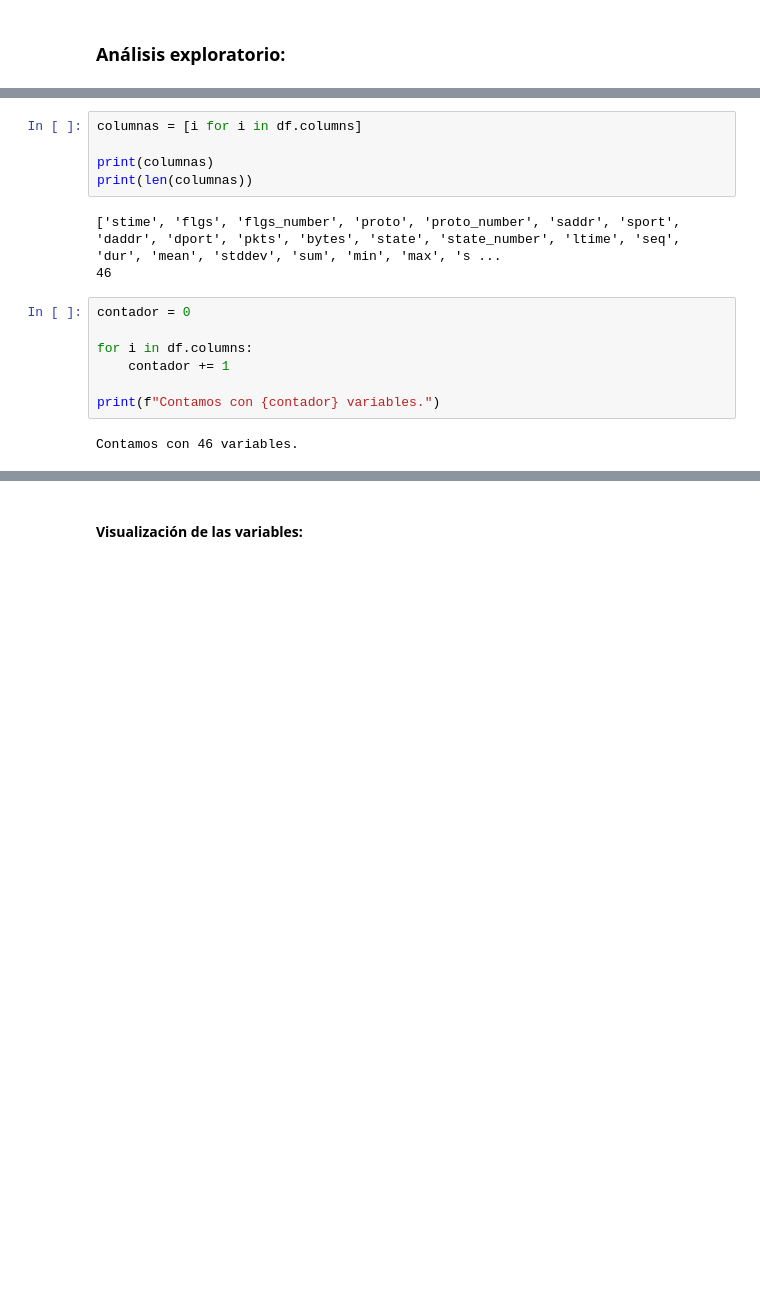
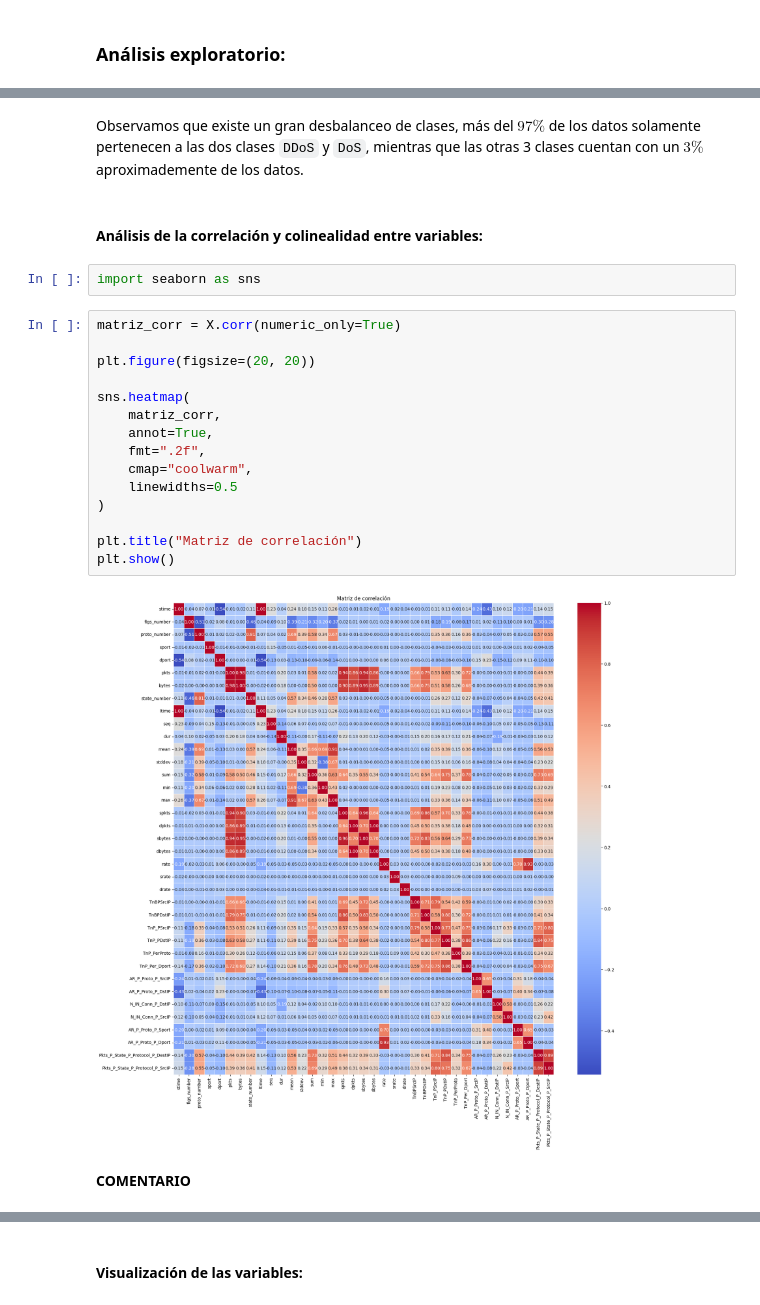
Before and after one commit to PabloDelaFuenteArteaga/autoencoders-ciberseguridad, a Jupyter notebook: notebooks/preprocesado.ipynb, the cells around one changed output, grey strips where cells are left out. Cells and saved outputs as stored; diff of their text form; blank space fills up the shorter version.

```diff
--- a/notebooks/preprocesado.ipynb
+++ b/notebooks/preprocesado.ipynb
@@ -480,20 +508,28 @@ DoS: 44.984%.
 Reconnaissance: 2.483%.
 Normal: 0.013%.
 Theft: 0.002%.
-# %%
-columnas = [i for i in df.columns]
-
-print(columnas)
-print(len(columnas))
-# %% [output]
-['stime', 'flgs', 'flgs_number', 'proto', 'proto_number', 'saddr', 'sport', 'daddr', 'dport', 'pkts', 'bytes', 'state', 'state_number', 'ltime', 'seq', 'dur', 'mean', 'stddev', 'sum', 'min', 'max', 's ...
-46
-# %%
-contador = 0
-
-for i in df.columns:
-    contador += 1
-
-print(f"Contamos con {contador} variables.")
-# %% [output]
-Contamos con 46 variables.
+# %% [markdown]
+Observamos que existe un gran desbalanceo de clases, más del $97\%$ de los datos solamente pertenecen a las dos clases `DDoS` y `DoS`, mientras que las otras 3 clases cuentan con un $3\%$ aproximademente de los datos.
+# %% [markdown]
+#### Análisis de la correlación y colinealidad entre variables:
+# %%
+import seaborn as sns
+# %%
+matriz_corr = X.corr(numeric_only=True)
+
+plt.figure(figsize=(20, 20))
+
+sns.heatmap(
+    matriz_corr,
+    annot=True,
+    fmt=".2f",
+    cmap="coolwarm",
+    linewidths=0.5
+)
+
+plt.title("Matriz de correlación")
+plt.show()
+# %% [output]
+[figure, added]
+# %% [markdown]
+**COMENTARIO**
```
Also changed, not shown: parts of 20 cells of this notebook.
